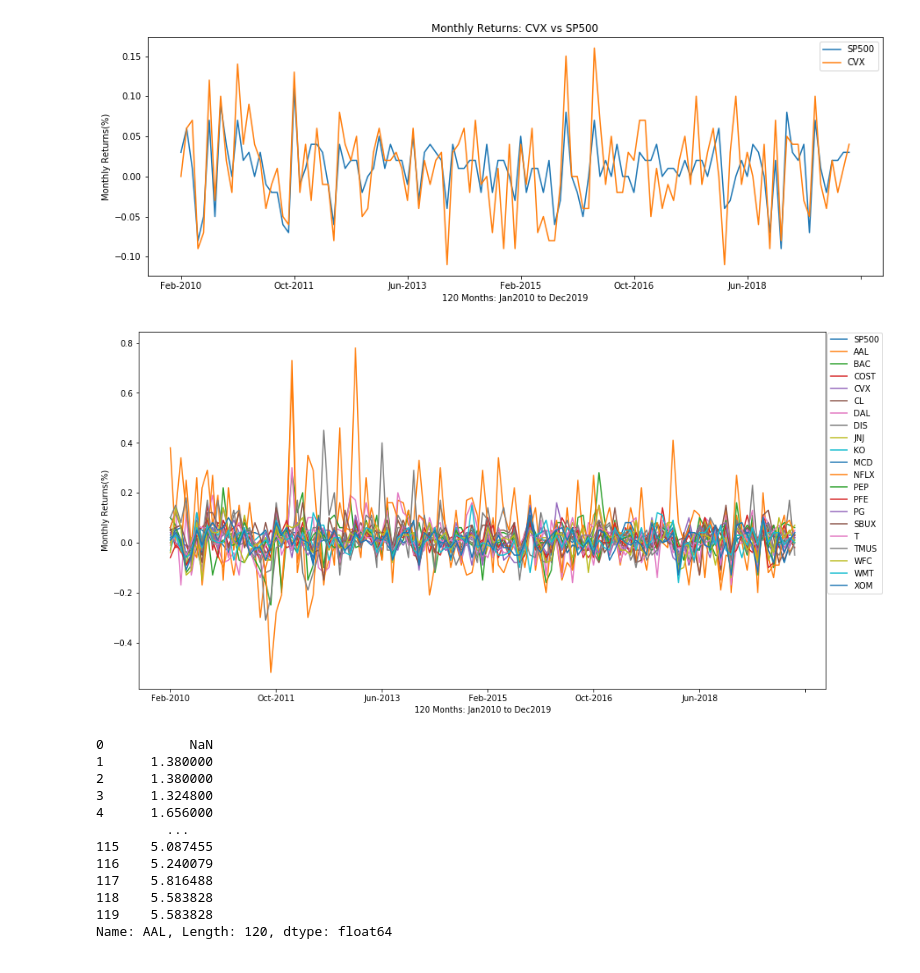
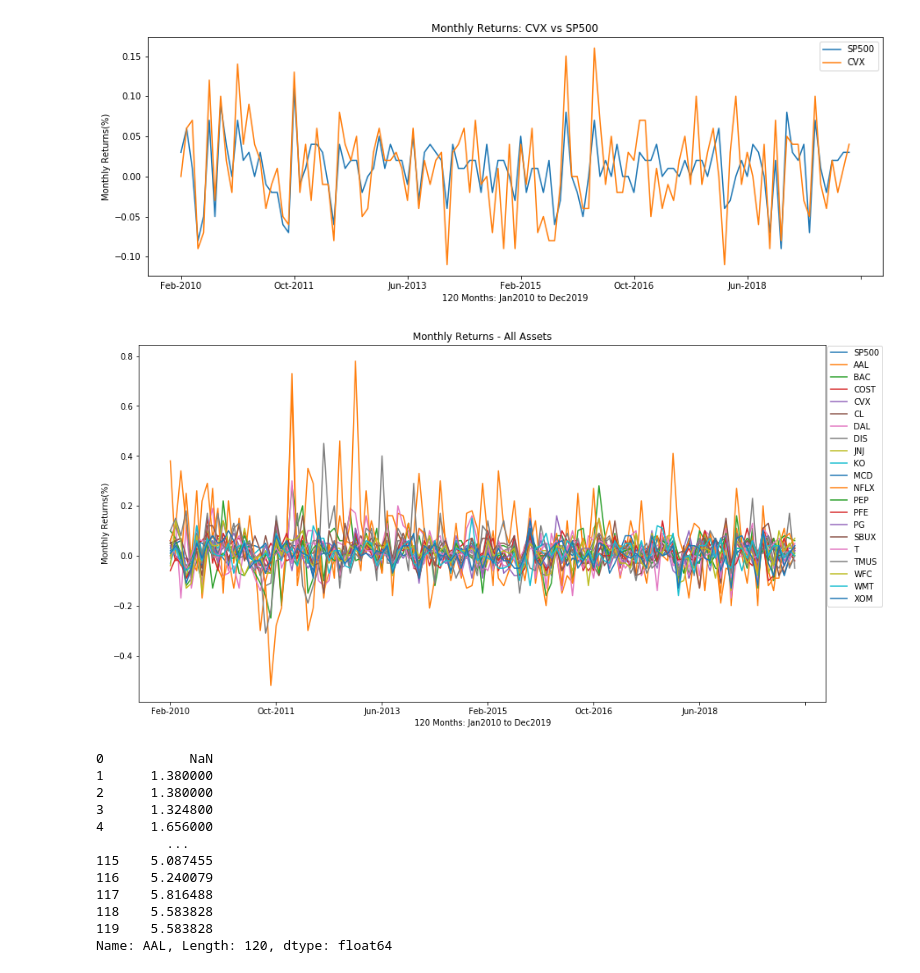
Before and after one commit to claybeaver/Group9_Project1, a Jupyter notebook: Final_notebook.ipynb, the cells around one changed output. Saved outputs shown, nothing was run; the diff lists cells and outputs as text; code cells hidden in the pictures.

```diff
--- a/Final_notebook.ipynb
+++ b/Final_notebook.ipynb
@@ -160,17 +161,17 @@ plt.show()
 # %%
 #Plot line plot of all returns to show monthly volatility and how they all swing on average between +-10% monthly
 rcParams['figure.figsize'] = 15, 8
 all_returns_plot = returns_df[["SP500","AAL","BAC","COST","CVX","CL","DAL","DIS","JNJ","KO","MCD",
                                "NFLX","PEP","PFE","PG","SBUX","T","TMUS", "WFC","WMT","XOM"]].plot()
-
+plt.title('Monthly Returns - All Assets')
 all_returns_plot.legend(bbox_to_anchor=(1.001, 1), loc='upper left', borderaxespad=0.1)
 plt.xlabel("120 Months: Jan2010 to Dec2019")
 plt.ylabel("Monthly Returns(%)")
 plt.savefig("Images/02_MonthReturns_AllAssets_Date-Index.png")
 plt.gcf()
 plt.show()
 # %% [output]
-[figure, old version]
+[figure, new version]
 # %%
 #Calculate the cummulative returns of the stocks over the 10 years period
 sp500cumret = (sp500_returns + 1).cumprod()
```
Also changed, not shown: parts of 14 cells of this notebook, 16 other files.
